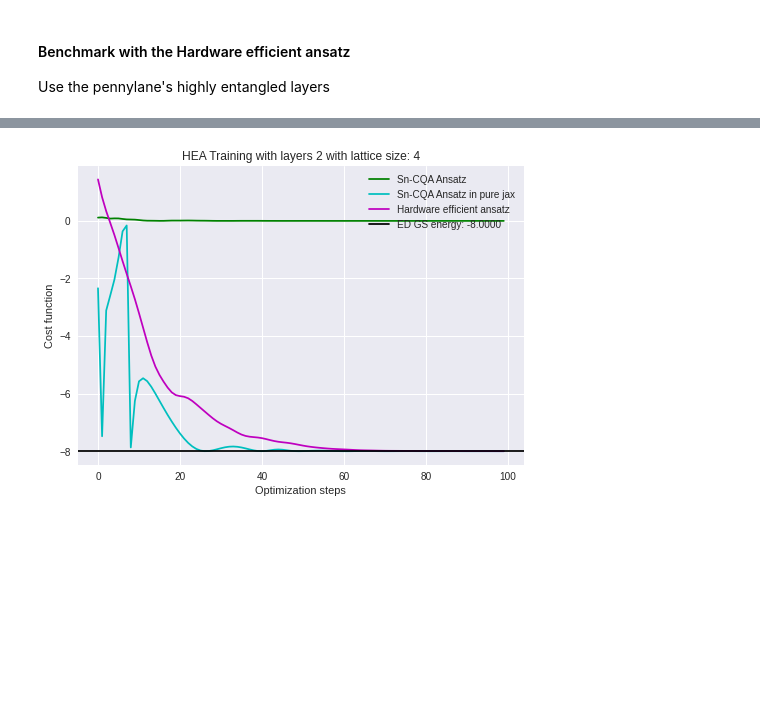
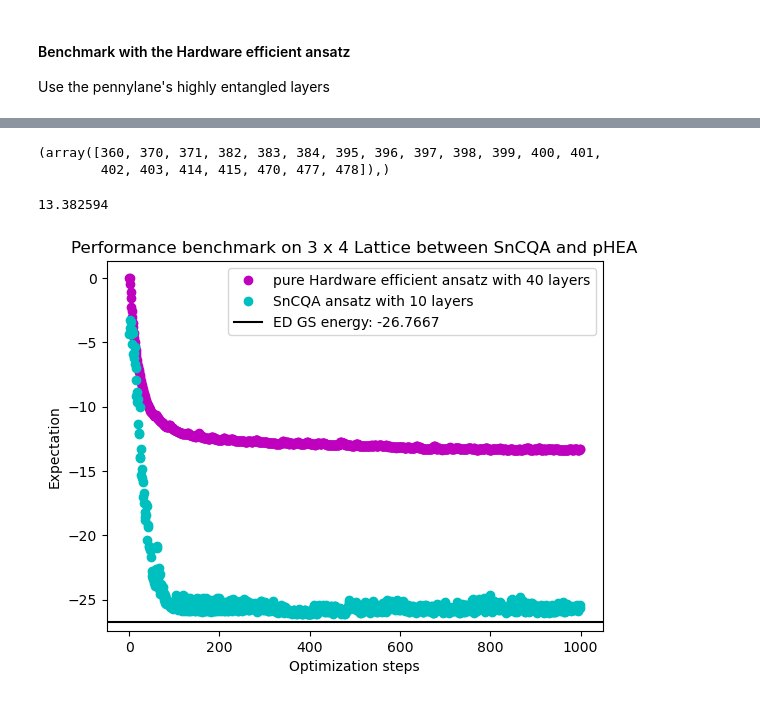
Before and after one commit to hanzheng98/Sn-CQA, a Jupyter notebook: pennylane_codes/cqa_tutorial.ipynb, the cells around one changed output, grey strips where cells are left out. Cells and saved outputs as stored; diff of their text form; code cells hidden in the pictures; blank space fills up the shorter version.

```diff
--- a/pennylane_codes/cqa_tutorial.ipynb
+++ b/pennylane_codes/cqa_tutorial.ipynb
@@ -338,24 +373,30 @@ now the gradient phase
 
 Use the pennylane's highly entangled layers
 # %%
+hea_num_layer = 40
+hea_lr = 0.1
+hea_iterations = 1000
+# myargs.num_qubits = 4
+# myargs.lattice_size = [2,2]
+
 dev = qml.device('default.qubit', wires=myargs.num_qubits)
 
 @qml.qnode(dev, interface='jax')
 def circuit_hea(parameters):
     qml.StronglyEntanglingLayers(weights=parameters, wires=[i for i in range(myargs.num_qubits)])
-    hamiltonian = getHam_square(myargs.lattice_size, myargs.J)
+    hamiltonian = getHam_square_frust(myargs.lattice_size, myargs.J)
     return qml.expval(hamiltonian)
 
 
-optimizer = optax.adamw(learning_rate=myargs.lr)
-shape = qml.StronglyEntanglingLayers.shape(n_layers=4, n_wires=myargs.num_qubits)
+optimizer = optax.adamw(learning_rate=hea_lr)
+shape = qml.StronglyEntanglingLayers.shape(n_layers=hea_num_layer, n_wires=myargs.num_qubits)
 # weights = np.random.random(size=shape)
 key = jax.random.PRNGKey(0)
 weights_init = jax.random.uniform(key, shape)
 loss_history_hea, grad_history_hea, param_history_hea = [], [], [weights_init]
 opt_state = optimizer.init(weights_init)
 loss_grad_fn = jax.jit(jax.value_and_grad(circuit_hea))
-for it in tqdm(range(1, myargs.iterations + 1)):
+for it in tqdm(range(1, hea_iterations + 1)):
     weights = param_history_hea[-1]
     loss, gradient = loss_grad_fn(weights)
     updates, opt_state = optimizer.update(gradient, opt_state, weights)
@@ -363,13 +404,17 @@ for it in tqdm(range(1, myargs.iterations + 1)):
     param_history_hea.append(updated_weights)
     loss_history_hea.append(loss)
     grad_history_hea.append(gradient)
+    if jnp.abs(loss - e_gs) < 0.05:
+        print('desired convergence is reached')
+        break
+
 plt.style.use("seaborn")
 plt.plot(loss_history_hea , "g", label='Sn-CQA Ansatz')
 plt.axhline(e_gs, color='r', linestyle='-', label='ED energy: {:.4f}'.format(e_gs))
 plt.ylabel("Cost function")
 plt.xlabel("Optimization steps")
 plt.legend(loc="upper right")
-plt.title(f'HEA Training with layers {myargs.p} with lattice size: {myargs.num_qubits}')
+plt.title(f'HEA Training with layers {hea_num_layer} with lattice size: {myargs.num_qubits}')
 plt.show()
 # plt.savefig(f'Figures/CQA_p{myargs.p}_lattice{myargs.num_qubits}')
 # %% [output]
@@ -377,19 +427,27 @@ plt.show()
+# %%
+data4 = np.load('/local/hanzheng/CQA/Sn_CQA/pennylane_codes/Figures/loss_with_[3, 4].npy')
+
+np.where(data4 <= -26.07)
+# %% [output]
+(array([360, 370, 371, 382, 383, 384, 395, 396, 397, 398, 399, 400, 401,
+        402, 403, 414, 415, 470, 477, 478]),)
+# %%
+print((jnp.min(jnp.array(loss_history_hea)) -e_gs ) )
+# %% [output]
+13.382594
 # %%
 # final comparison with all the methods
 
-
-
-plt.style.use("seaborn")
-plt.plot(loss_history , "g", label='Sn-CQA Ansatz')
+plt.style.use("default")
+plt.plot(loss_history_hea , "mo", label=f'pure Hardware efficient ansatz with {hea_num_layer} layers')
 # plt.plot(loss_history_noise , "b", label='Sn-CQA Ansatz with noise')
-plt.plot(loss_history_jax , "c", label='Sn-CQA Ansatz in pure jax')
-plt.plot(loss_history_hea , "m", label='Hardware efficient ansatz')
-
+# plt.plot(loss_history_jax , "b", label=f'Sn-CQA Ansatz in pure jax with {myargs.p} layers')
+plt.plot(data4 , "co", label='SnCQA ansatz with 10 layers')
 plt.axhline(e_gs, color='k', linestyle='-', label='ED GS energy: {:.4f}'.format(e_gs))
-plt.ylabel("Cost function")
+plt.ylabel("Expectation")
 plt.xlabel("Optimization steps")
 plt.legend(loc="upper right")
-plt.title(f'HEA Training with layers {myargs.p} with lattice size: {myargs.num_qubits}')
+plt.title(f'Performance benchmark on 3 x 4 Lattice between SnCQA and pHEA')
 plt.show()
 # %% [output]
-[figure, old version]
+[figure, new version]
```
Also changed, not shown: parts of 22 cells of this notebook, 33 other files.
